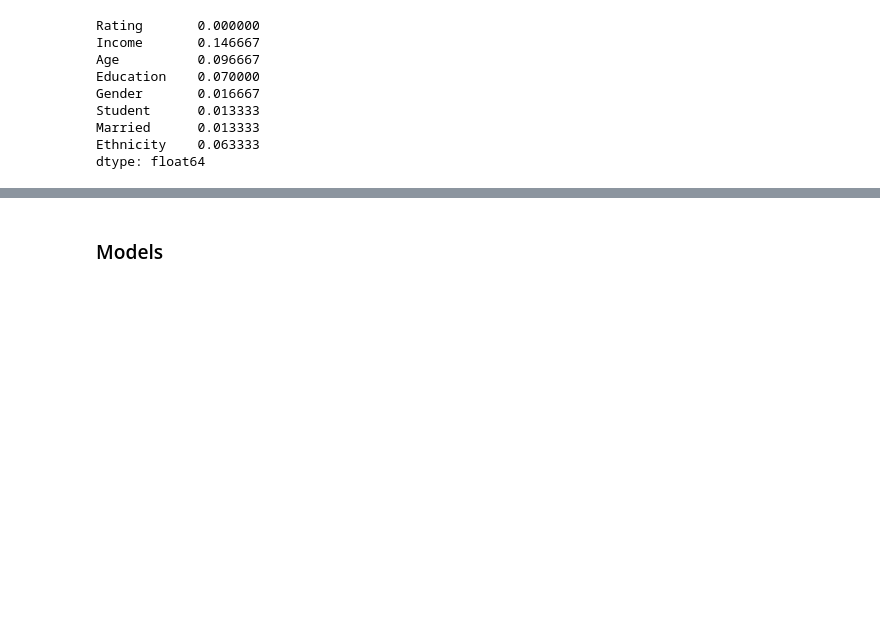
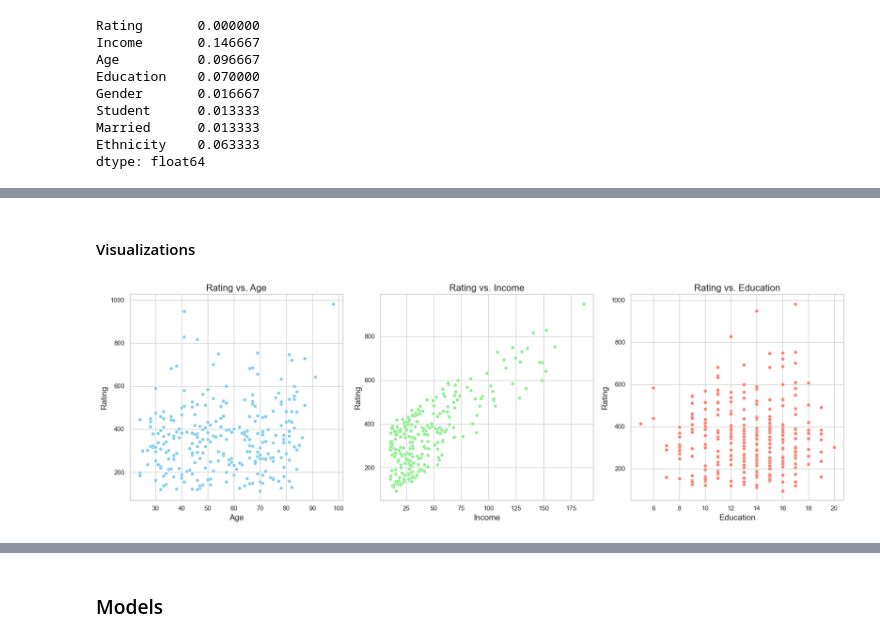
Before and after one commit to CenlingH/CS307-Modeling-and-Learning-DS, a Jupyter notebook: lab/lab2/lab-02-notebook.ipynb, the cells around one changed output, grey strips where cells are left out. Saved outputs shown, nothing was run; the diff lists cells and outputs as text; code cells hidden in the pictures; blank space fills up the shorter version.

```diff
--- a/lab/lab2/lab-02-notebook.ipynb
+++ b/lab/lab2/lab-02-notebook.ipynb
@@ -154,0 +125,33 @@ credit_data_dummies.corr()
+# %% [markdown]
+#### Visualizations
+# %%
+sns.set_theme(style="whitegrid", palette="pastel")
+
+# create subplots
+fig, axes = plt.subplots(1, 3, figsize=(18, 6))
+
+# Rating and Age
+sns.scatterplot(ax=axes[0], x='Age', y='Rating',
+                data=credit_train, color="skyblue")
+axes[0].set_title('Rating vs. Age', fontsize=16)
+axes[0].set_xlabel('Age', fontsize=14)
+axes[0].set_ylabel('Rating', fontsize=14)
+
+# Rating and Income
+sns.scatterplot(ax=axes[1], x='Income', y='Rating',
+                data=credit_train, color="lightgreen")
+axes[1].set_title('Rating vs. Income', fontsize=16)
+axes[1].set_xlabel('Income', fontsize=14)
+axes[1].set_ylabel('Rating', fontsize=14)
+
+# Rating and Education
+sns.scatterplot(ax=axes[2], x='Education', y='Rating',
+                data=credit_train, color="salmon")
+axes[2].set_title('Rating vs. Education', fontsize=16)
+axes[2].set_xlabel('Education', fontsize=14)
+axes[2].set_ylabel('Rating', fontsize=14)
+
+plt.tight_layout()
+plt.show()
+# %% [output]
+[figure, added]
```
Also changed, not shown: parts of 29 cells of this notebook, 2 other files.
